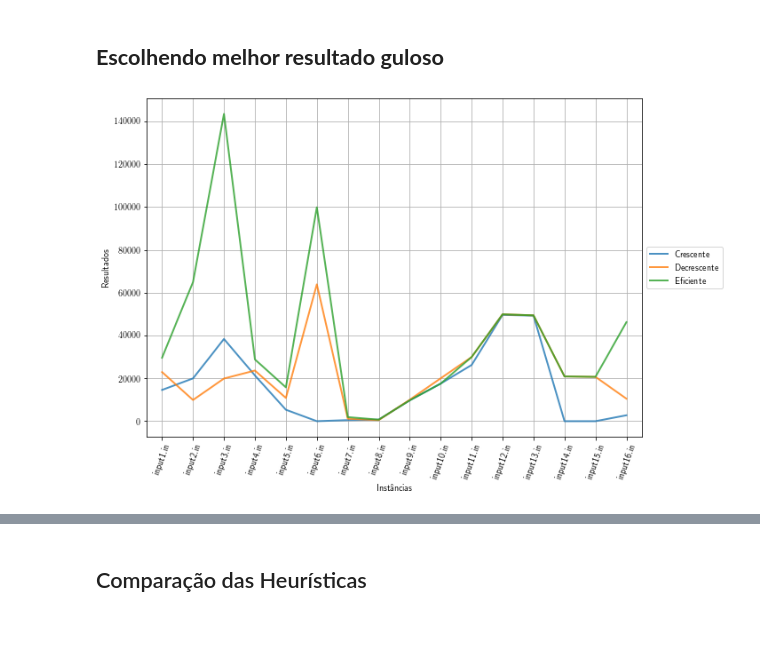
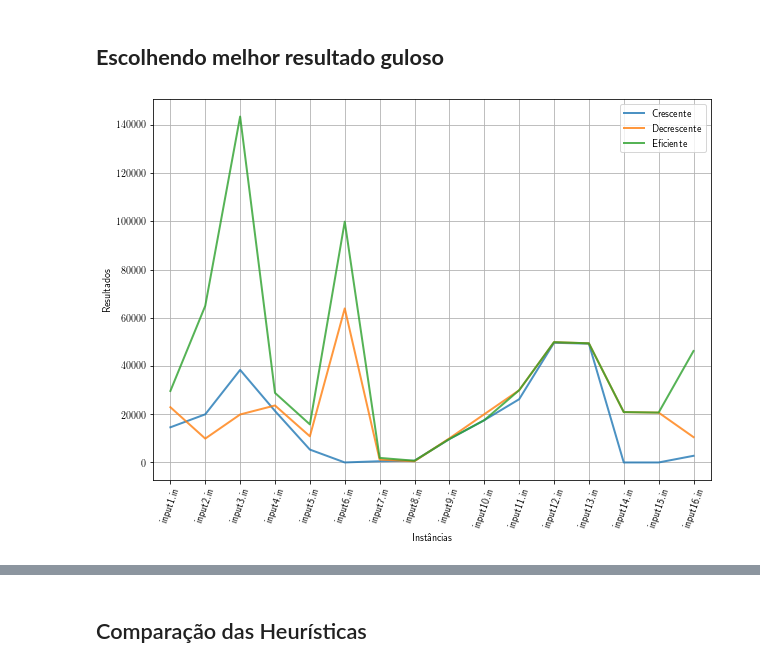
Before and after one commit to danbailo/T1-Teoria-Computacao, a Jupyter notebook: src/Trabalho 1 - Teoria da Computação.ipynb, the cells around one changed output, grey strips where cells are left out. Saved outputs shown, nothing was run; the diff lists cells and outputs as text; code cells hidden in the pictures; blank space fills up the shorter version.

```diff
--- a/src/Trabalho 1 - Teoria da Computação.ipynb
+++ b/src/Trabalho 1 - Teoria da Computação.ipynb
@@ -249,12 +275,12 @@ grasp.columns = ["GRASP"]
 # %%
 greedy.plot(lw=2, alpha=0.8, ls="-")
 plt.xticks(np.arange(len(greedy.index)), list(greedy.index), rotation=70)
 plt.axis(xmin=-.5, xmax=len(greedy.index)-0.5)
-plt.legend(loc='center left', bbox_to_anchor=(1.0, 0.5))
+# plt.legend(loc='center left', bbox_to_anchor=(1.0, 0.5))
 plt.xlabel('Instâncias')
 plt.ylabel('Resultados')
 plt.savefig(os.path.join('..','imgs/')+'greedy_compare.pdf', bbox_inches='tight', transparent=True)
 # %% [output]
-[figure, old version]
+[figure, new version]
 # %%
 gap_greedy = pd.DataFrame(list(map(lambda x,y: ((y-x)/y)*100, greedy.values, exact.values)), columns=greedy.columns, index=greedy.index)
```
Also changed, not shown: parts of 32 cells of this notebook, 16 other files.
